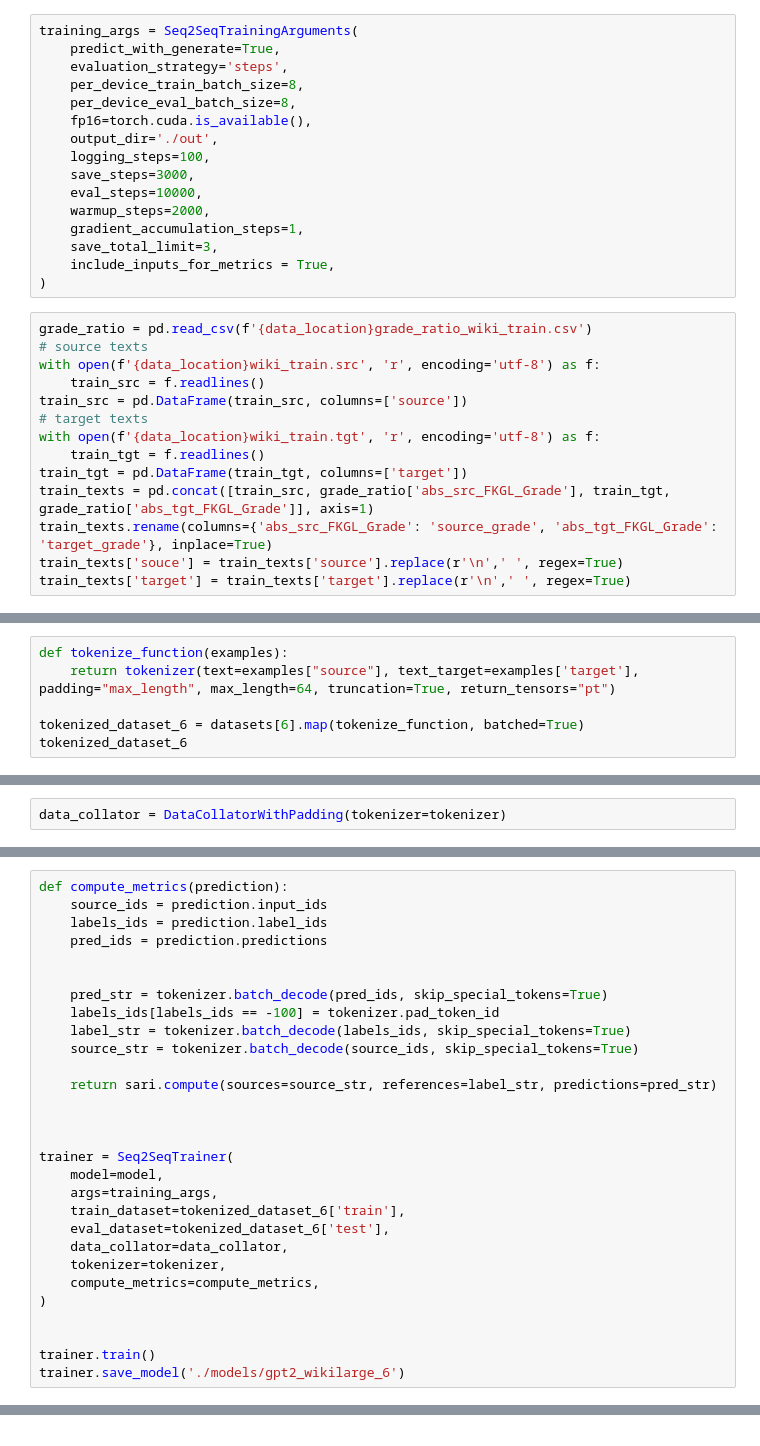
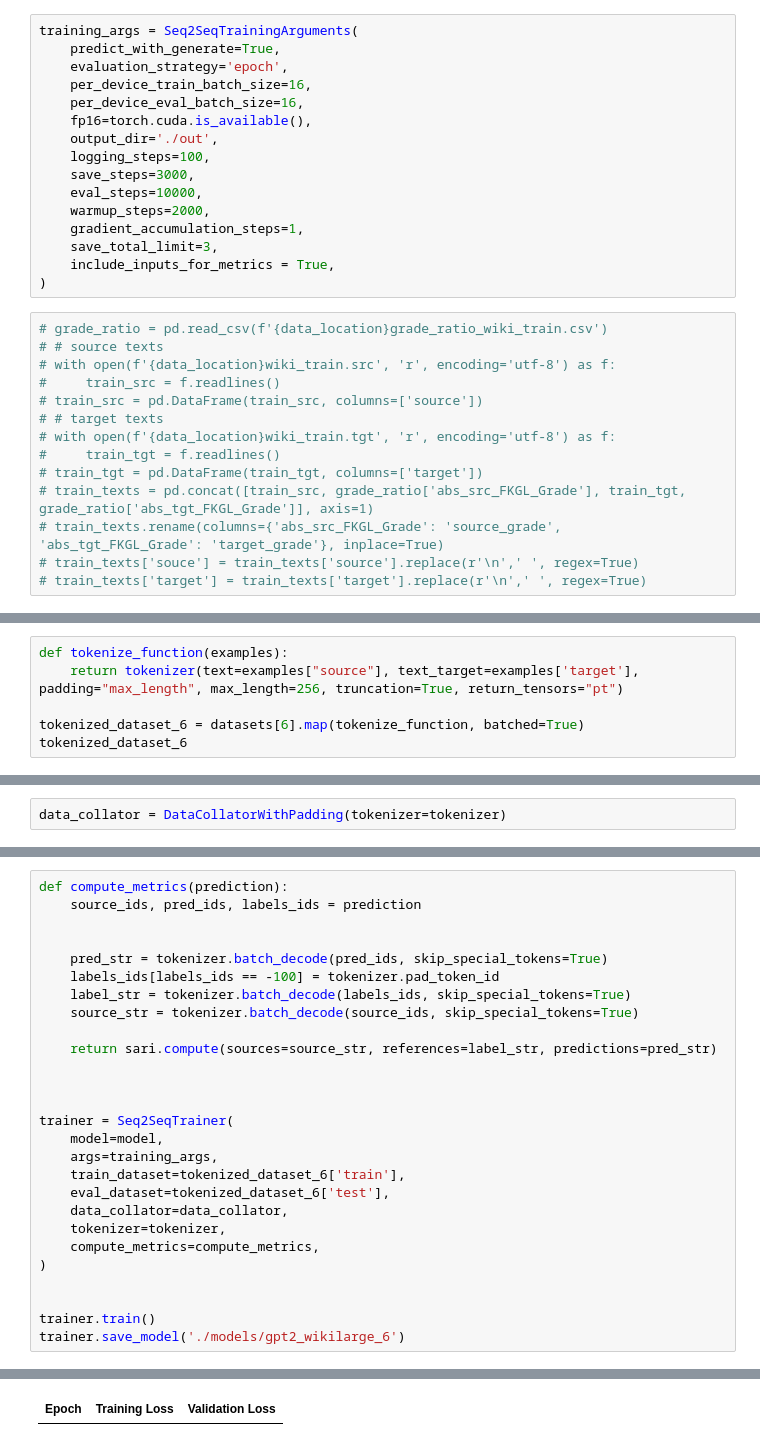
Before and after one commit to WilliamPLaCroix/Thesis-Project, a Jupyter notebook: dickin_around.ipynb, the cells around one changed output, grey strips where cells are left out. Drawn from its saved outputs; the diff is of its cells as text.

```diff
--- a/dickin_around.ipynb
+++ b/dickin_around.ipynb
@@ -33,9 +62,9 @@ model = AutoModelForCausalLM.from_pretrained(model_name)
 # %%
 training_args = Seq2SeqTrainingArguments(
     predict_with_generate=True,
-    evaluation_strategy='steps',
-    per_device_train_batch_size=8,
-    per_device_eval_batch_size=8,
+    evaluation_strategy='epoch',
+    per_device_train_batch_size=16,
+    per_device_eval_batch_size=16,
     fp16=torch.cuda.is_available(),
     output_dir='./out',
     logging_steps=100,
@@ -47,19 +76,19 @@ training_args = Seq2SeqTrainingArguments(
     include_inputs_for_metrics = True,
 )
 # %%
-grade_ratio = pd.read_csv(f'{data_location}grade_ratio_wiki_train.csv')
-# source texts
-with open(f'{data_location}wiki_train.src', 'r', encoding='utf-8') as f:
-    train_src = f.readlines()
-train_src = pd.DataFrame(train_src, columns=['source'])
-# target texts
-with open(f'{data_location}wiki_train.tgt', 'r', encoding='utf-8') as f:
-    train_tgt = f.readlines()
-train_tgt = pd.DataFrame(train_tgt, columns=['target'])
-train_texts = pd.concat([train_src, grade_ratio['abs_src_FKGL_Grade'], train_tgt, grade_ratio['abs_tgt_FKGL_Grade']], axis=1)
-train_texts.rename(columns={'abs_src_FKGL_Grade': 'source_grade', 'abs_tgt_FKGL_Grade': 'target_grade'}, inplace=True)
-train_texts['souce'] = train_texts['source'].replace(r'\n',' ', regex=True)
-train_texts['target'] = train_texts['target'].replace(r'\n',' ', regex=True)
+# grade_ratio = pd.read_csv(f'{data_location}grade_ratio_wiki_train.csv')
+# # source texts
+# with open(f'{data_location}wiki_train.src', 'r', encoding='utf-8') as f:
+#     train_src = f.readlines()
+# train_src = pd.DataFrame(train_src, columns=['source'])
+# # target texts
+# with open(f'{data_location}wiki_train.tgt', 'r', encoding='utf-8') as f:
+#     train_tgt = f.readlines()
+# train_tgt = pd.DataFrame(train_tgt, columns=['target'])
+# train_texts = pd.concat([train_src, grade_ratio['abs_src_FKGL_Grade'], train_tgt, grade_ratio['abs_tgt_FKGL_Grade']], axis=1)
+# train_texts.rename(columns={'abs_src_FKGL_Grade': 'source_grade', 'abs_tgt_FKGL_Grade': 'target_grade'}, inplace=True)
+# train_texts['souce'] = train_texts['source'].replace(r'\n',' ', regex=True)
+# train_texts['target'] = train_texts['target'].replace(r'\n',' ', regex=True)
 # %%
 train_texts = pd.read_pickle(f'{data_location}train_texts.pkl')
 train_texts.iloc[0]['source']
@@ -110,6 +139,6 @@ datasets[6]['train'][0]
 # %%
 def tokenize_function(examples):
-    return tokenizer(text=examples["source"], text_target=examples['target'], padding="max_length", max_length=64, truncation=True, return_tensors="pt")
+    return tokenizer(text=examples["source"], text_target=examples['target'], padding="max_length", max_length=256, truncation=True, return_tensors="pt")
 
 tokenized_dataset_6 = datasets[6].map(tokenize_function, batched=True)
 tokenized_dataset_6
@@ -139,8 +168,6 @@ for feature in tokenized_dataset_6['train'][1]:
 # %%
 def compute_metrics(prediction):
-    source_ids = prediction.input_ids
-    labels_ids = prediction.label_ids
-    pred_ids = prediction.predictions
+    source_ids, pred_ids, labels_ids = prediction
 
 
     pred_str = tokenizer.batch_decode(pred_ids, skip_special_tokens=True)
@@ -170,3 +197,4 @@ KeyboardInterrupt:
+| Epoch | Training Loss | Validation Loss |
 # %%
 input_text = '''
 Quantum mechanics is a fundamental theory in physics that provides a description of the physical properties
```
Also changed, not shown: parts of 10 cells of this notebook.
